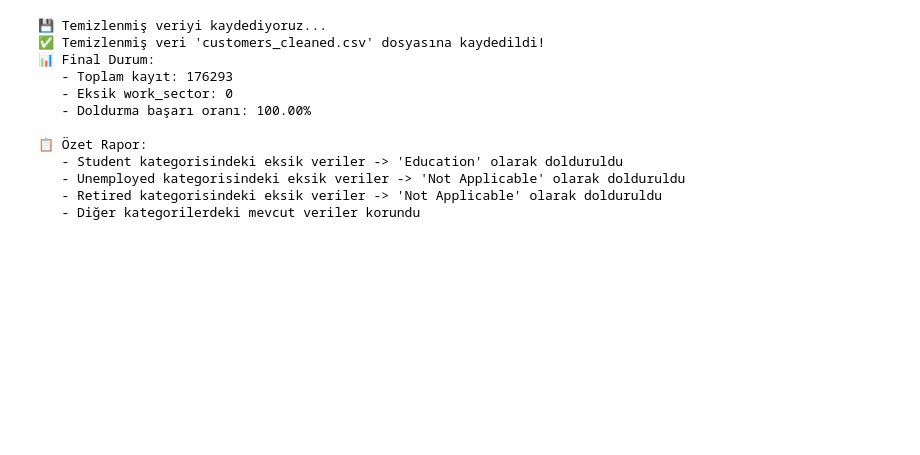
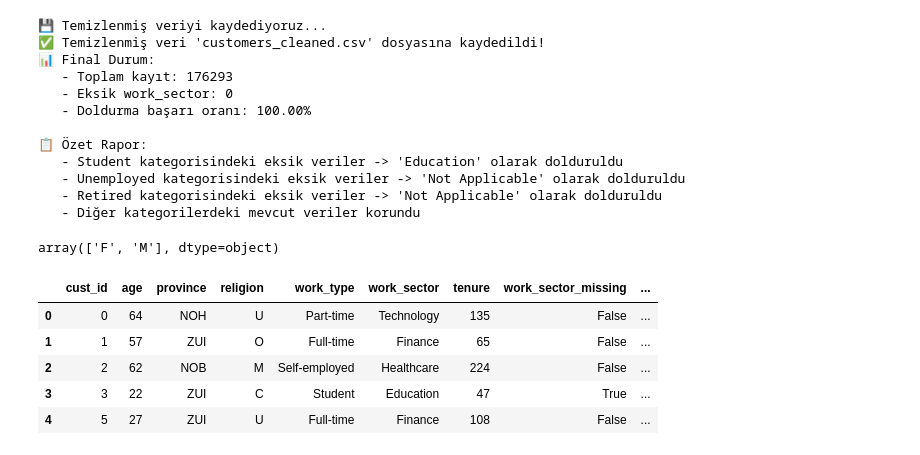
Before and after one commit to erayclk/ingData, a Jupyter notebook: sample.ipynb, the cells around one changed output. Cells and saved outputs as stored; diff of their text form; code cells hidden in the pictures; blank space fills up the shorter version.

Commit message:
feat: customers_cleaned encoded

```diff
--- a/sample.ipynb
+++ b/sample.ipynb
@@ -343,3 +343,20 @@ print(f"   - Diğer kategorilerdeki mevcut veriler korundu")
    - Unemployed kategorisindeki eksik veriler -> 'Not Applicable' olarak dolduruldu
    - Retired kategorisindeki eksik veriler -> 'Not Applicable' olarak dolduruldu
    - Diğer kategorilerdeki mevcut veriler korundu
+# %%
+customers_cleaned['gender'].unique()
+# %% [output]
+array(['F', 'M'], dtype=object)
+# %%
+customers_cleaned['gender_encoded'] = customers_cleaned['gender'].map({'F': 0, 'M': 1})
+# %%
+customers_cleaned.drop('gender',axis=1,inplace=True)
+# %%
+customers_cleaned.head()
+# %% [output]
+|  | cust_id | age | province | religion | work_type | work_sector | tenure | work_sector_missing | ... |
+| 0 | 0 | 64 | NOH | U | Part-time | Technology | 135 | False | ... |
+| 1 | 1 | 57 | ZUI | O | Full-time | Finance | 65 | False | ... |
+| 2 | 2 | 62 | NOB | M | Self-employed | Healthcare | 224 | False | ... |
+| 3 | 3 | 22 | ZUI | C | Student | Education | 47 | True | ... |
+| 4 | 5 | 27 | ZUI | U | Full-time | Finance | 108 | False | ... |
```
Also changed, not shown: parts of 8 cells of this notebook, 14 other files.
